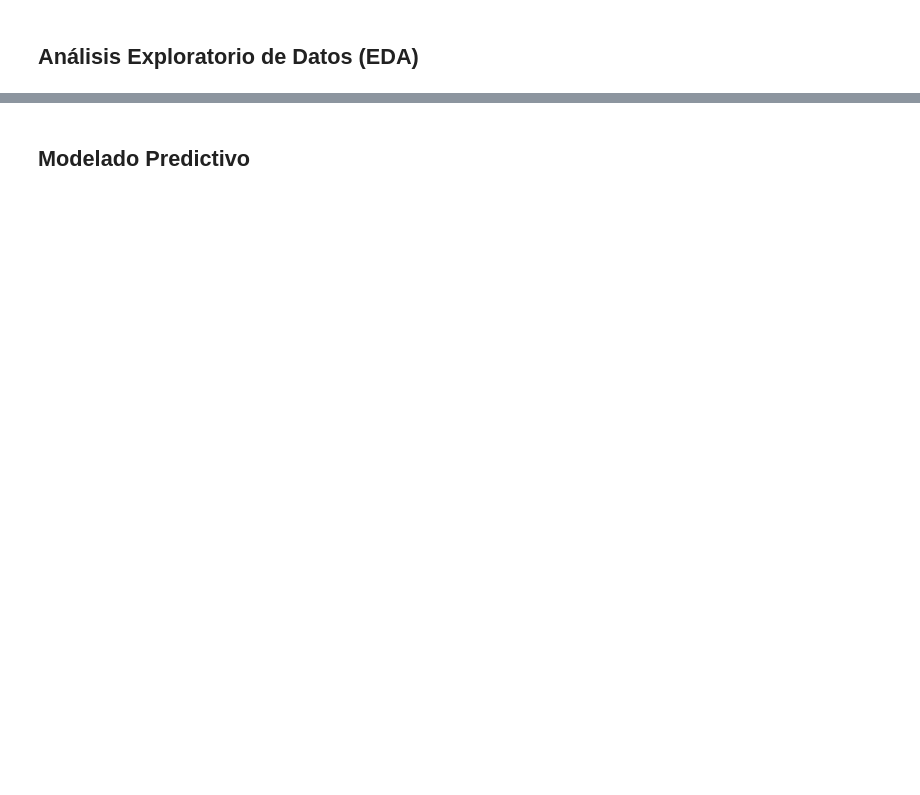
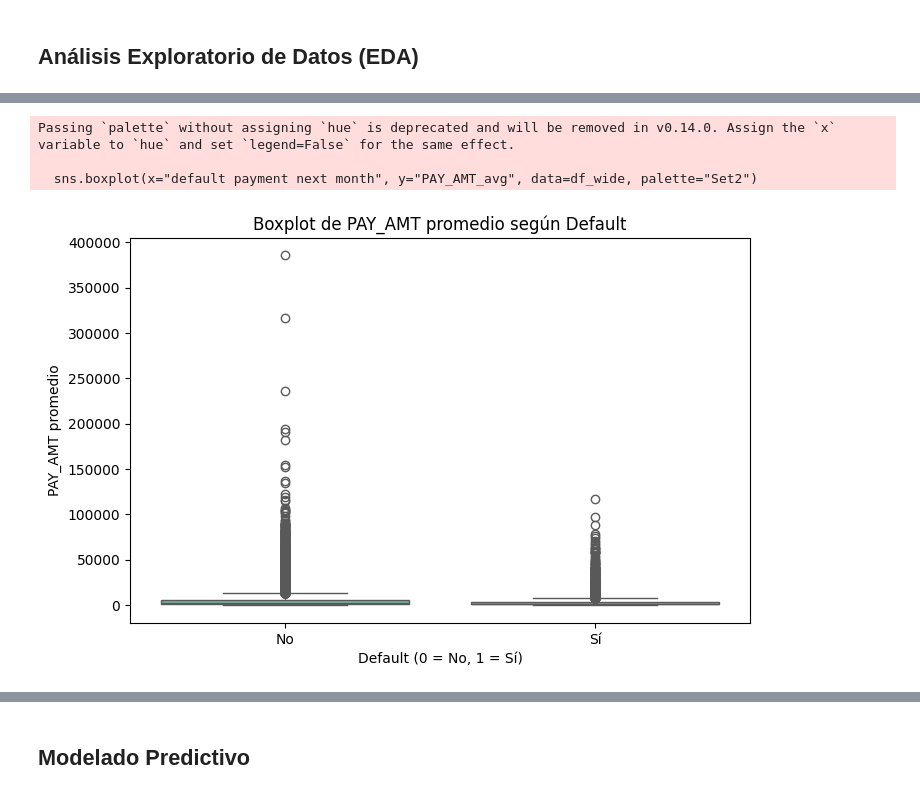
Before and after one commit to Nuria-01/MASTER_UNED_NuriaFdez, a Jupyter notebook: Trabajo_Fin_de_Master.ipynb, the cells around one changed output, grey strips where cells are left out. Cells and saved outputs as stored; diff of their text form; code cells hidden in the pictures; blank space fills up the shorter version.

```diff
--- a/Trabajo_Fin_de_Master.ipynb
+++ b/Trabajo_Fin_de_Master.ipynb
@@ -100,0 +513,9 @@ drive.mount('/content/drive')
+# %%
+cat_cols = ['SEX', 'EDUCATION', 'MARRIAGE', 'AGE', 'PAY_1',  'PAY_2',  'PAY_3',  'PAY_4',  'PAY_5',  'PAY_6', 'default payment next month']
+
+for col in cat_cols:
+    print(f"\nFrecuencias para '{col}':")
+    freq = df_wide[col].value_counts(dropna=False)
+    percent = df_wide[col].value_counts(normalize=True, dropna=False) * 100
+    freq_df = pd.DataFrame({'Frecuencia': freq, 'Porcentaje': percent.round(2)})
+    display(freq_df)
@@ -100,0 +812,13 @@ drive.mount('/content/drive')
+# %%
+# Crear boxplot
+plt.figure(figsize=(8,5))
+sns.boxplot(x="default payment next month", y="PAY_AMT_avg", data=df_wide, palette="Set2")
+plt.title("Boxplot de PAY_AMT promedio según Default")
+plt.xlabel("Default (0 = No, 1 = Sí)")
+plt.ylabel("PAY_AMT promedio")
+plt.show()
+# %% [output]
+Passing `palette` without assigning `hue` is deprecated and will be removed in v0.14.0. Assign the `x` variable to `hue` and set `legend=False` for the same effect.
+
+  sns.boxplot(x="default payment next month", y="PAY_AMT_avg", data=df_wide, palette="Set2")
+[figure, added]
```
Also changed, not shown: parts of 152 cells of this notebook.
